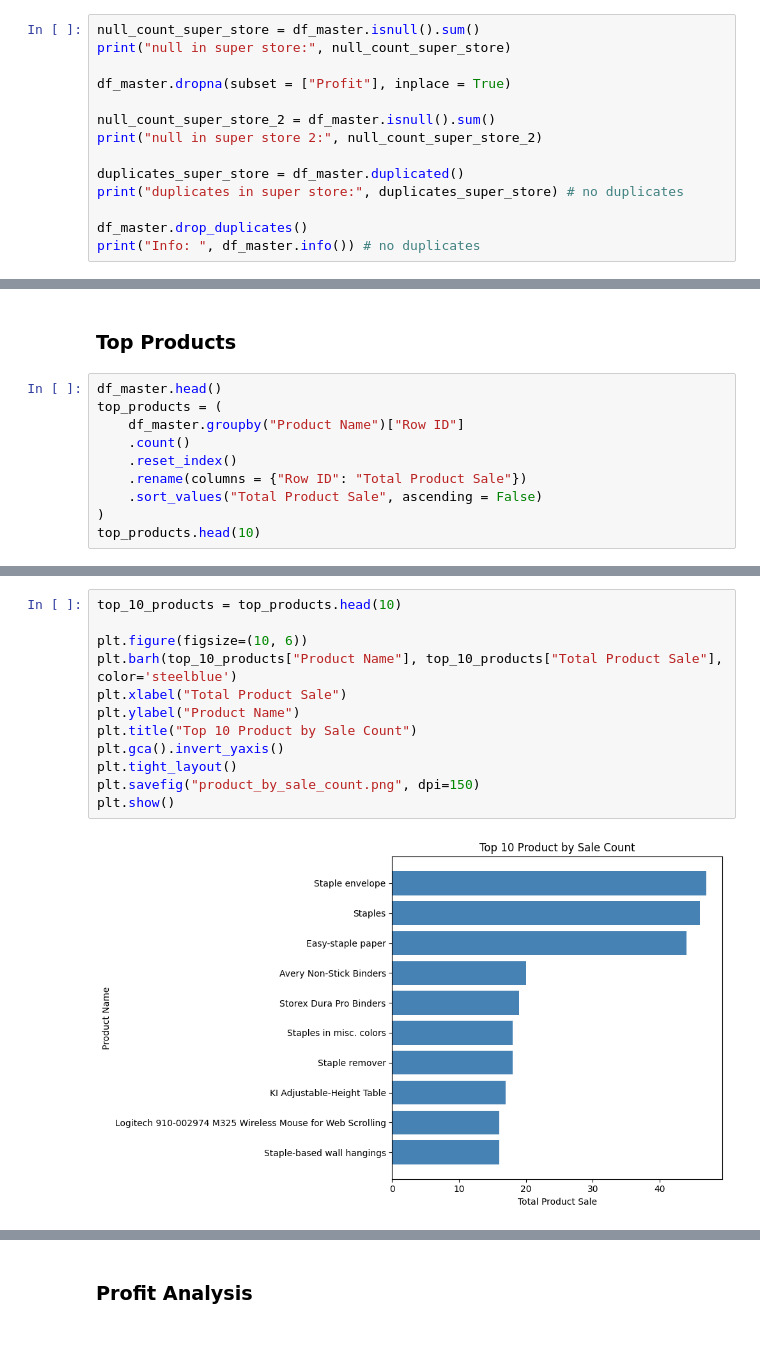
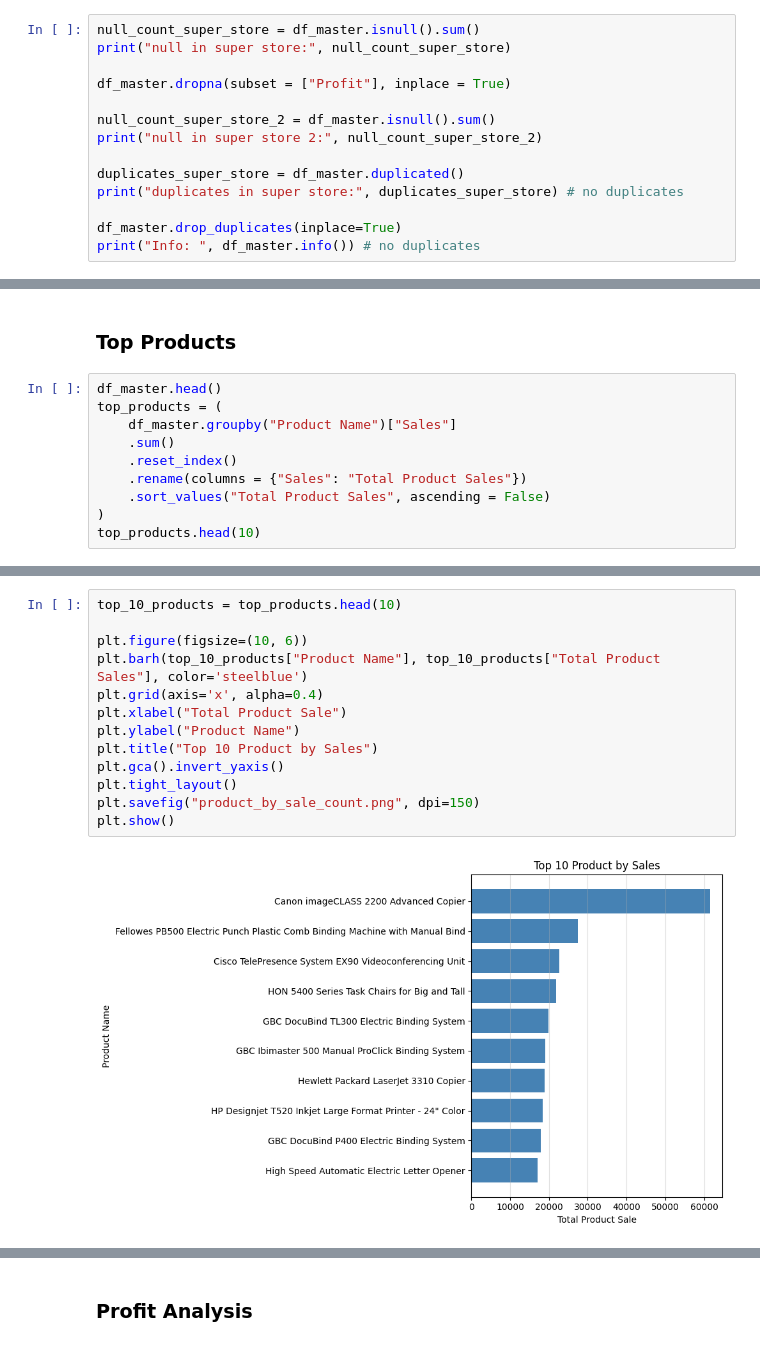
Before and after one commit to VaibhavNileshKumarDave/synent-task5-salesanalysis-vaibhav-dave, a Jupyter notebook: notebooks/salesanalysis.ipynb, the cells around one changed output, grey strips where cells are left out. Drawn from its saved outputs; the diff is of its cells as text.

```diff
--- a/notebooks/salesanalysis.ipynb
+++ b/notebooks/salesanalysis.ipynb
@@ -111,7 +111,7 @@ print("null in super store 2:", null_count_super_store_2)
 duplicates_super_store = df_master.duplicated()
 print("duplicates in super store:", duplicates_super_store) # no duplicates
 
-df_master.drop_duplicates()
+df_master.drop_duplicates(inplace=True)
 print("Info: ", df_master.info()) # no duplicates
 # %% [output]
 null in super store: Row ID            0
@@ -185,11 +188,11 @@ plt.show()
 # %%
 df_master.head()
 top_products = (
-    df_master.groupby("Product Name")["Row ID"]
-    .count()
+    df_master.groupby("Product Name")["Sales"]
+    .sum()
     .reset_index()
-    .rename(columns = {"Row ID": "Total Product Sale"})
-    .sort_values("Total Product Sale", ascending = False)
+    .rename(columns = {"Sales": "Total Product Sales"})
+    .sort_values("Total Product Sales", ascending = False)
 )
 top_products.head(10)
 # %% [output]
@@ -207,14 +210,15 @@ top_products.head(10)
 # %%
 top_10_products = top_products.head(10)
 
 plt.figure(figsize=(10, 6))
-plt.barh(top_10_products["Product Name"], top_10_products["Total Product Sale"], color='steelblue')
+plt.barh(top_10_products["Product Name"], top_10_products["Total Product Sales"], color='steelblue')
+plt.grid(axis='x', alpha=0.4)
 plt.xlabel("Total Product Sale")
 plt.ylabel("Product Name")
-plt.title("Top 10 Product by Sale Count")
+plt.title("Top 10 Product by Sales")
 plt.gca().invert_yaxis()
 plt.tight_layout()
 plt.savefig("product_by_sale_count.png", dpi=150)
 plt.show()
 # %% [output]
-[figure, old version]
+[figure, new version]
```
Also changed, not shown: parts of 27 cells of this notebook, 16 other files.
